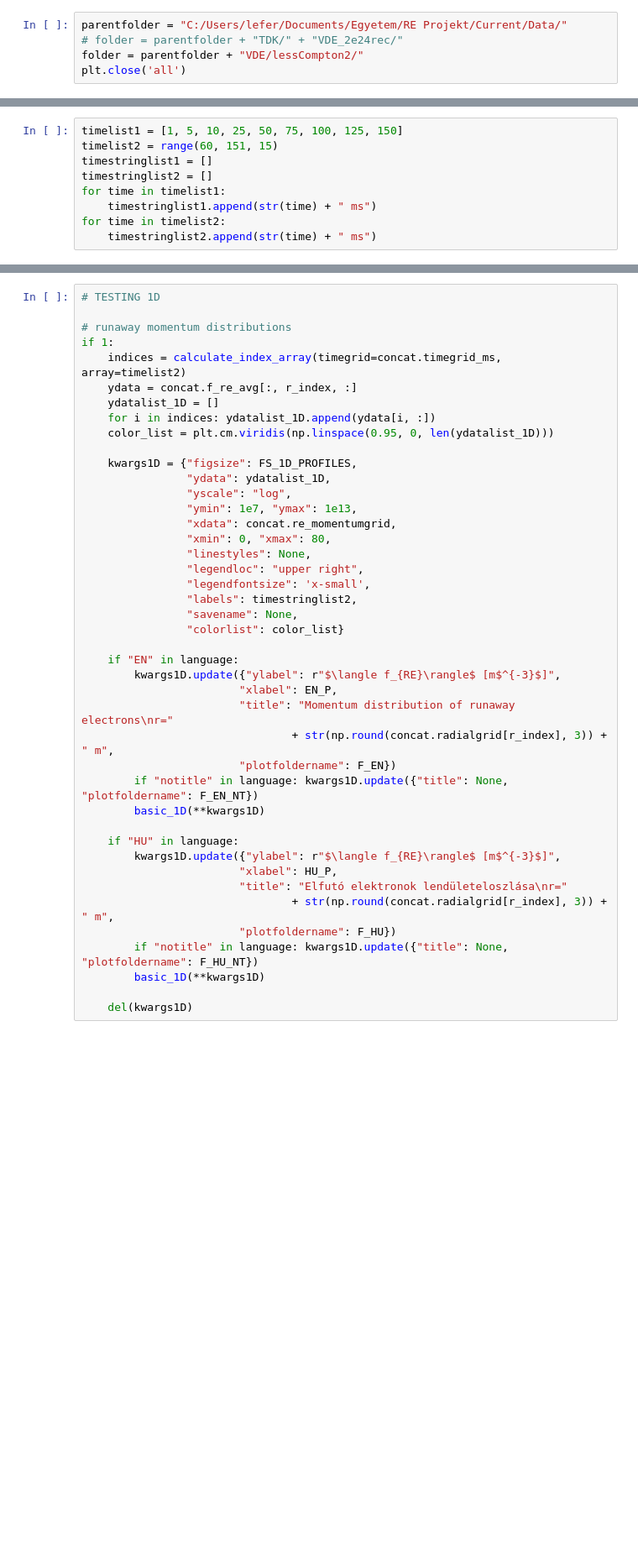
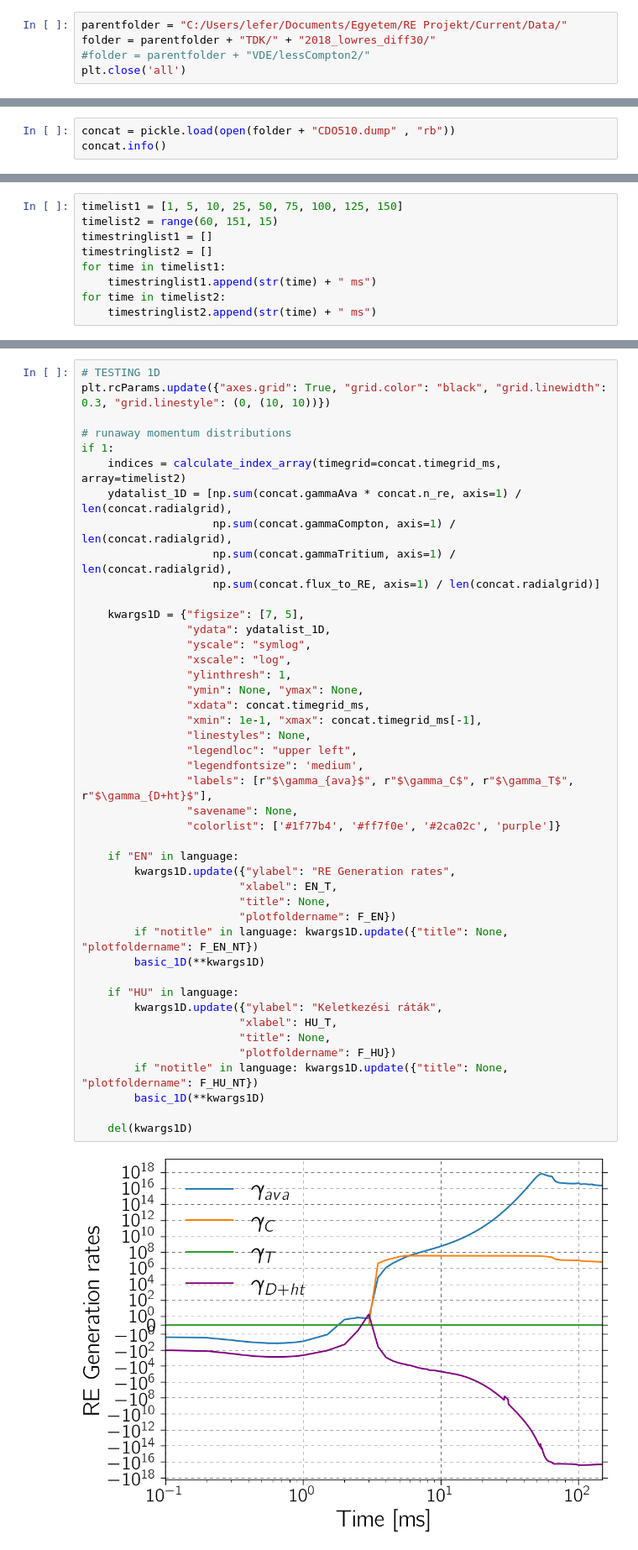
Before and after one commit to leferi99/CDO-plotting, a Jupyter notebook: main_plots.ipynb, the cells around one changed output, grey strips where cells are left out. Shown at 84% size. Drawn from its saved outputs; the diff is of its cells as text; blank space fills up the shorter version.

```diff
--- a/main_plots.ipynb
+++ b/main_plots.ipynb
@@ -232,8 +242,8 @@ VDE/
 - kin_ava2/ - pCutAvalanche - 0.01
 # %%
 parentfolder = "C:/Users/lefer/Documents/Egyetem/RE Projekt/Current/Data/"
-# folder = parentfolder + "TDK/" + "VDE_2e24rec/"
-folder = parentfolder + "VDE/lessCompton2/"
+folder = parentfolder + "TDK/" + "2018_lowres_diff30/"
+#folder = parentfolder + "VDE/lessCompton2/"
 plt.close('all')
 # %%
 # read data
@@ -266,0 +280,3 @@ Resolution: (180, 15)
+# %%
+concat = pickle.load(open(folder + "CDO510.dump" , "rb"))
+concat.info()
@@ -685,44 +712,47 @@ if distributions:
         del(kwargs1D)
 # %%
 # TESTING 1D
+plt.rcParams.update({"axes.grid": True, "grid.color": "black", "grid.linewidth": 0.3, "grid.linestyle": (0, (10, 10))})
 
 # runaway momentum distributions
 if 1:
     indices = calculate_index_array(timegrid=concat.timegrid_ms, array=timelist2)
-    ydata = concat.f_re_avg[:, r_index, :]
-    ydatalist_1D = []
-    for i in indices: ydatalist_1D.append(ydata[i, :])
-    color_list = plt.cm.viridis(np.linspace(0.95, 0, len(ydatalist_1D)))
+    ydatalist_1D = [np.sum(concat.gammaAva * concat.n_re, axis=1) / len(concat.radialgrid),
+                    np.sum(concat.gammaCompton, axis=1) / len(concat.radialgrid),
+                    np.sum(concat.gammaTritium, axis=1) / len(concat.radialgrid),
+                    np.sum(concat.flux_to_RE, axis=1) / len(concat.radialgrid)]
 
-    kwargs1D = {"figsize": FS_1D_PROFILES,
+    kwargs1D = {"figsize": [7, 5],
                 "ydata": ydatalist_1D,
-                "yscale": "log",
-                "ymin": 1e7, "ymax": 1e13,
-                "xdata": concat.re_momentumgrid,
-                "xmin": 0, "xmax": 80,
+                "yscale": "symlog",
+                "xscale": "log",
+                "ylinthresh": 1,
+                "ymin": None, "ymax": None,
+                "xdata": concat.timegrid_ms,
+                "xmin": 1e-1, "xmax": concat.timegrid_ms[-1],
                 "linestyles": None,
-                "legendloc": "upper right",
-                "legendfontsize": 'x-small',
-                "labels": timestringlist2,
+                "legendloc": "upper left",
+                "legendfontsize": 'medium',
+                "labels": [r"$\gamma_{ava}$", r"$\gamma_C$", r"$\gamma_T$", r"$\gamma_{D+ht}$"],
                 "savename": None,
-                "colorlist": color_list}
+                "colorlist": ['#1f77b4', '#ff7f0e', '#2ca02c', 'purple']}
 
     if "EN" in language:
-        kwargs1D.update({"ylabel": r"$\langle f_{RE}\rangle$ [m$^{-3}$]",
-                        "xlabel": EN_P,
-                        "title": "Momentum distribution of runaway electrons\nr="
-                                + str(np.round(concat.radialgrid[r_index], 3)) + " m",
+        kwargs1D.update({"ylabel": "RE Generation rates",
+                        "xlabel": EN_T,
+                        "title": None,
                         "plotfoldername": F_EN})
         if "notitle" in language: kwargs1D.update({"title": None, "plotfoldername": F_EN_NT})
         basic_1D(**kwargs1D)
 
     if "HU" in language:
-        kwargs1D.update({"ylabel": r"$\langle f_{RE}\rangle$ [m$^{-3}$]",
-                        "xlabel": HU_P,
-                        "title": "Elfutó elektronok lendületeloszlása\nr="
-                                + str(np.round(concat.radialgrid[r_index], 3)) + " m",
+        kwargs1D.update({"ylabel": "Keletkezési ráták",
+                        "xlabel": HU_T,
+                        "title": None,
                         "plotfoldername": F_HU})
         if "notitle" in language: kwargs1D.update({"title": None, "plotfoldername": F_HU_NT})
         basic_1D(**kwargs1D)
 
     del(kwargs1D)
+# %% [output]
+[figure, added]
```
Also changed, not shown: parts of 12 cells of this notebook, 6 other files.
